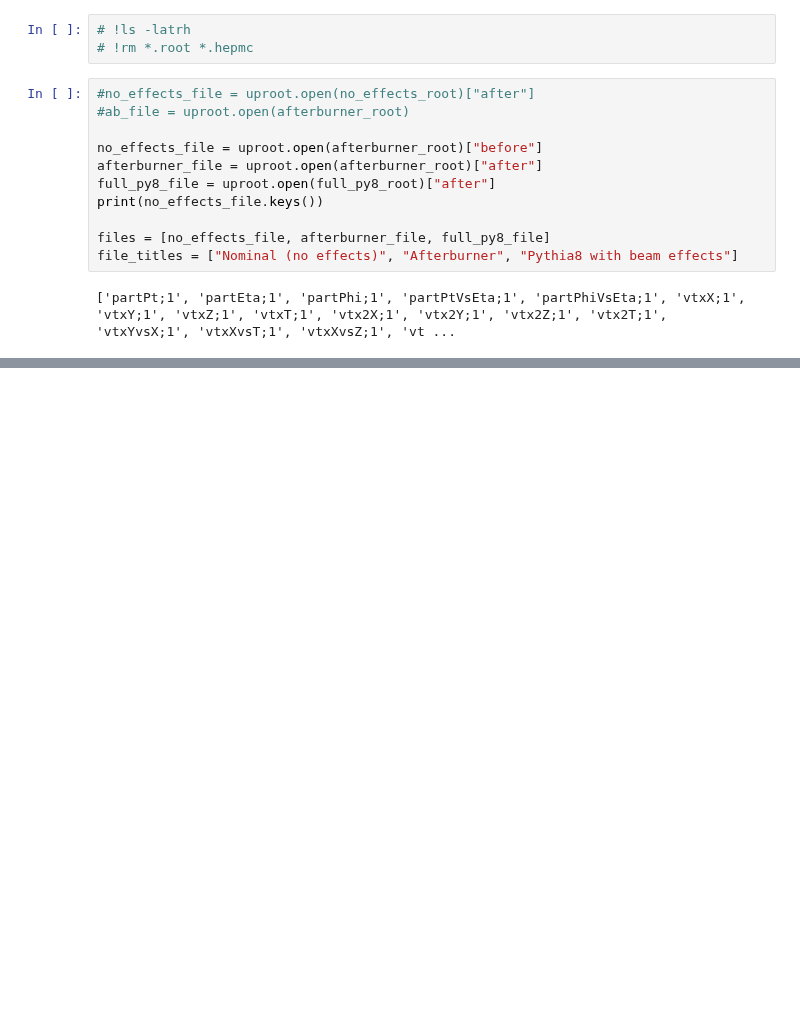
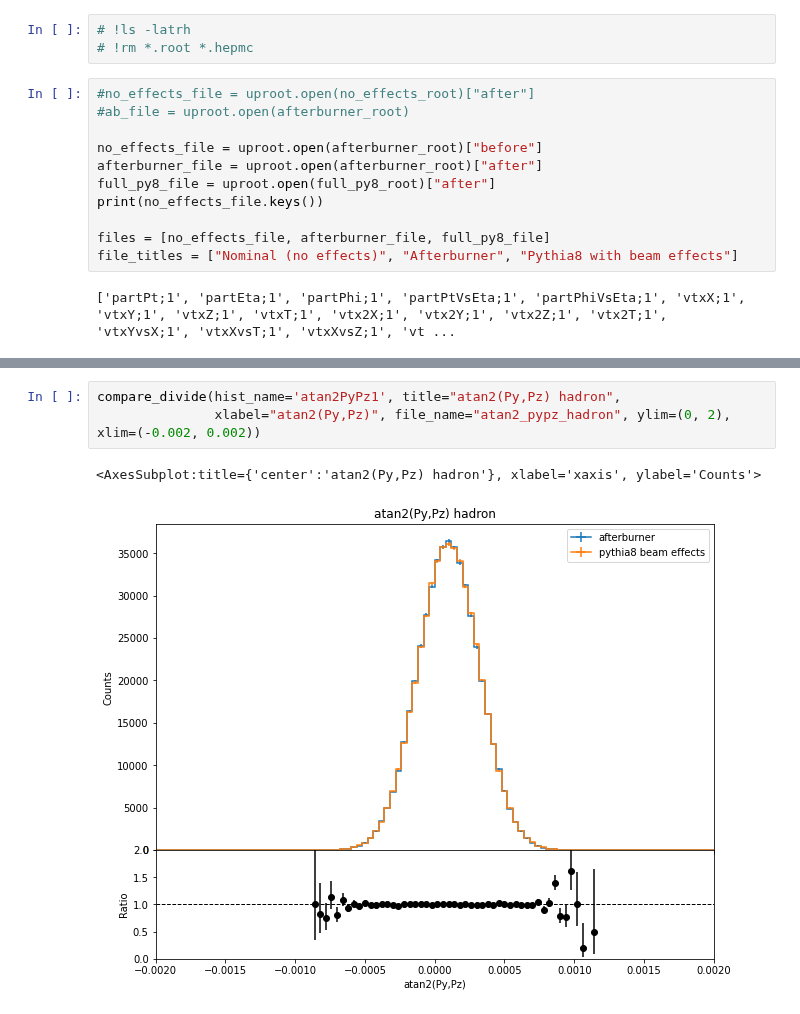
Before and after one commit to eic/afterburner, a Jupyter notebook: python/comparison.ipynb, the cells around one changed output, grey strips where cells are left out. Drawn from its saved outputs; the diff is of its cells as text; blank space fills up the shorter version.

```diff
--- a/python/comparison.ipynb
+++ b/python/comparison.ipynb
@@ -167,3 +207,9 @@ compare_before_after_pythia_1d('atan2PyPz1', 'atan2(PyPz) hadron', 'atan2(PxPz)'
+# %%
+compare_divide(hist_name='atan2PyPz1', title="atan2(Py,Pz) hadron",
+               xlabel="atan2(Py,Pz)", file_name="atan2_pypz_hadron", ylim=(0, 2), xlim=(-0.002, 0.002))
+# %% [output]
+<AxesSubplot:title={'center':'atan2(Py,Pz) hadron'}, xlabel='xaxis', ylabel='Counts'>
+[figure, added]
 # %%
 compare_before_after_pythia_1d('atan2PxPz2', 'atan2(PxPz) lepton', 'atan2(PxPz)', '')
 # %% [output]
```
Also changed, not shown: parts of 34 cells of this notebook, 38 other files.
